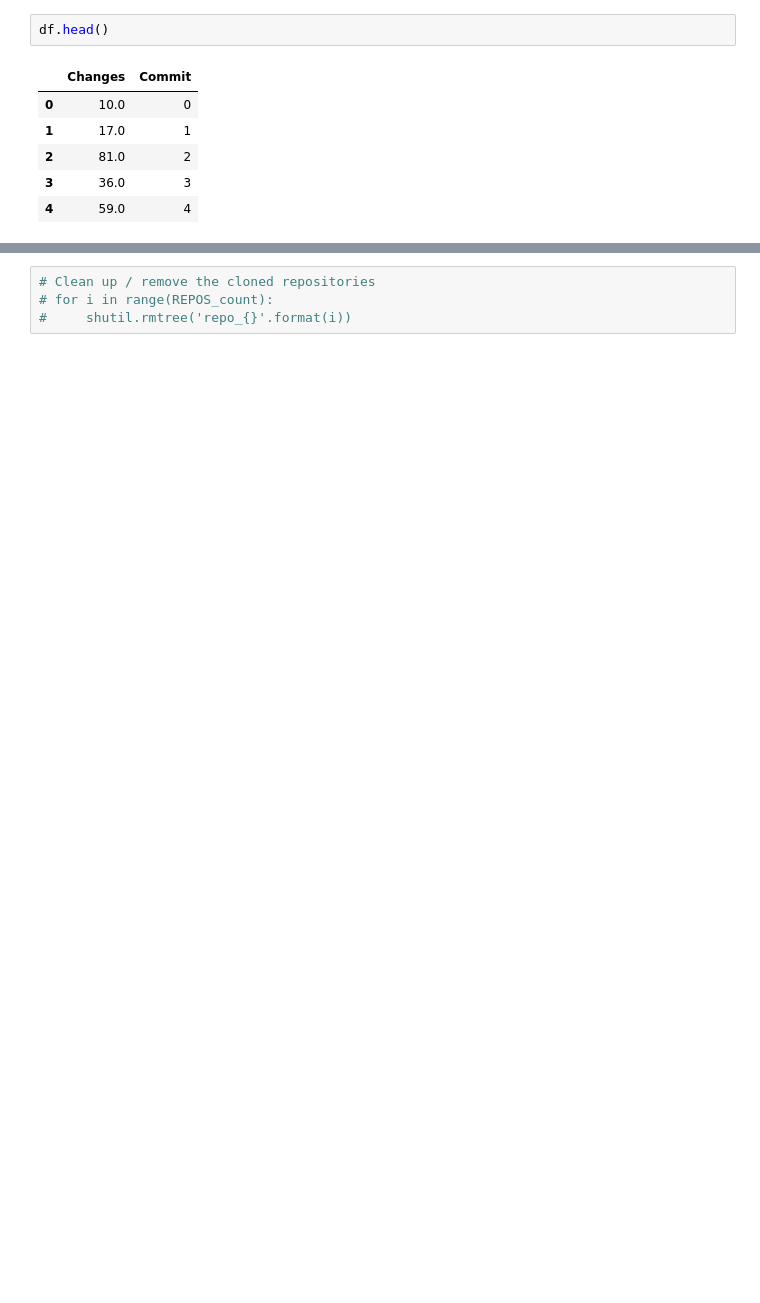
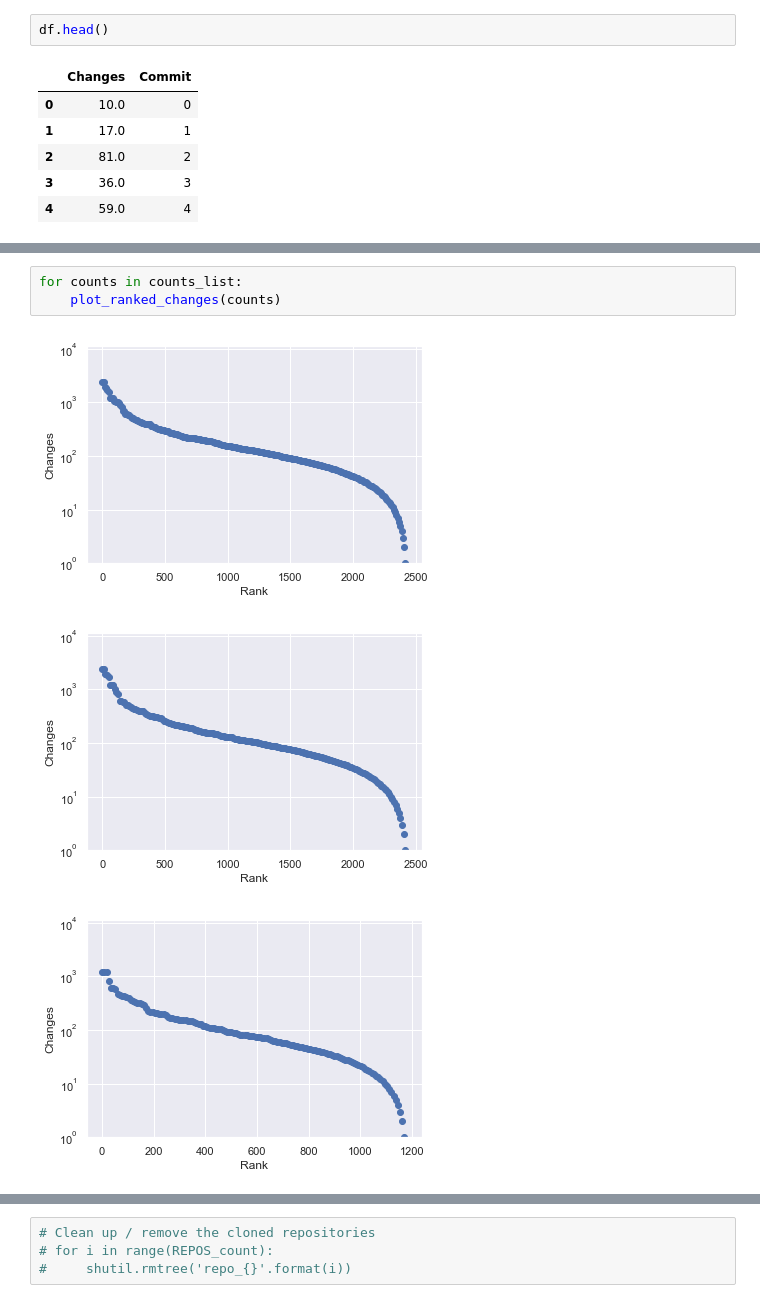
Before and after one commit to NatasjaWezel/Complex_Systems, a Jupyter notebook: scripts/Commit_diff_script.ipynb, the cells around one changed output, grey strips where cells are left out. Cells and saved outputs as stored; diff of their text form; blank space fills up the shorter version.

```diff
--- a/scripts/Commit_diff_script.ipynb
+++ b/scripts/Commit_diff_script.ipynb
@@ -140,3 +156,10 @@ plt.show()
+# %%
+for counts in counts_list:
+    plot_ranked_changes(counts)
+# %% [output]
+[figure, added]
+[figure, added]
+[figure, added]
 # %%
 # Plot autocorrelation
 plt.acorr(df['Changes'], maxlags=30)
```
Also changed, not shown: parts of 8 cells of this notebook.
